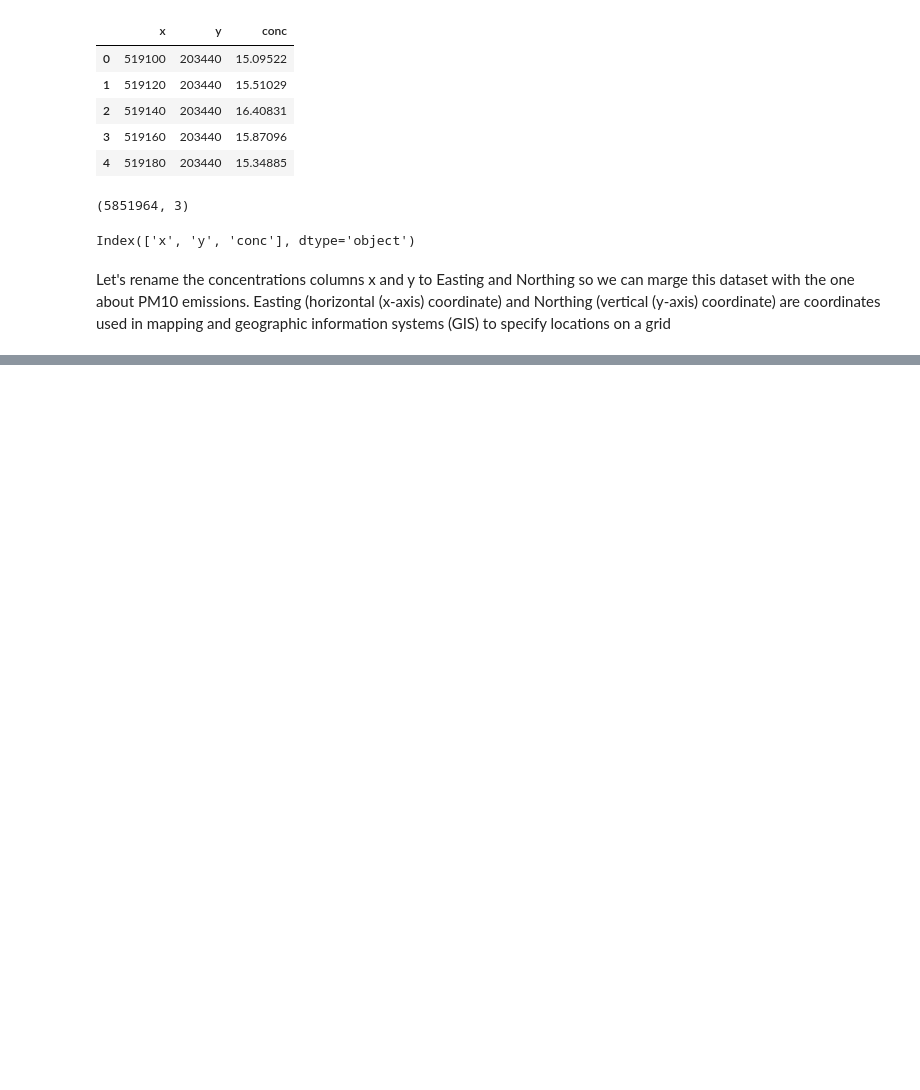
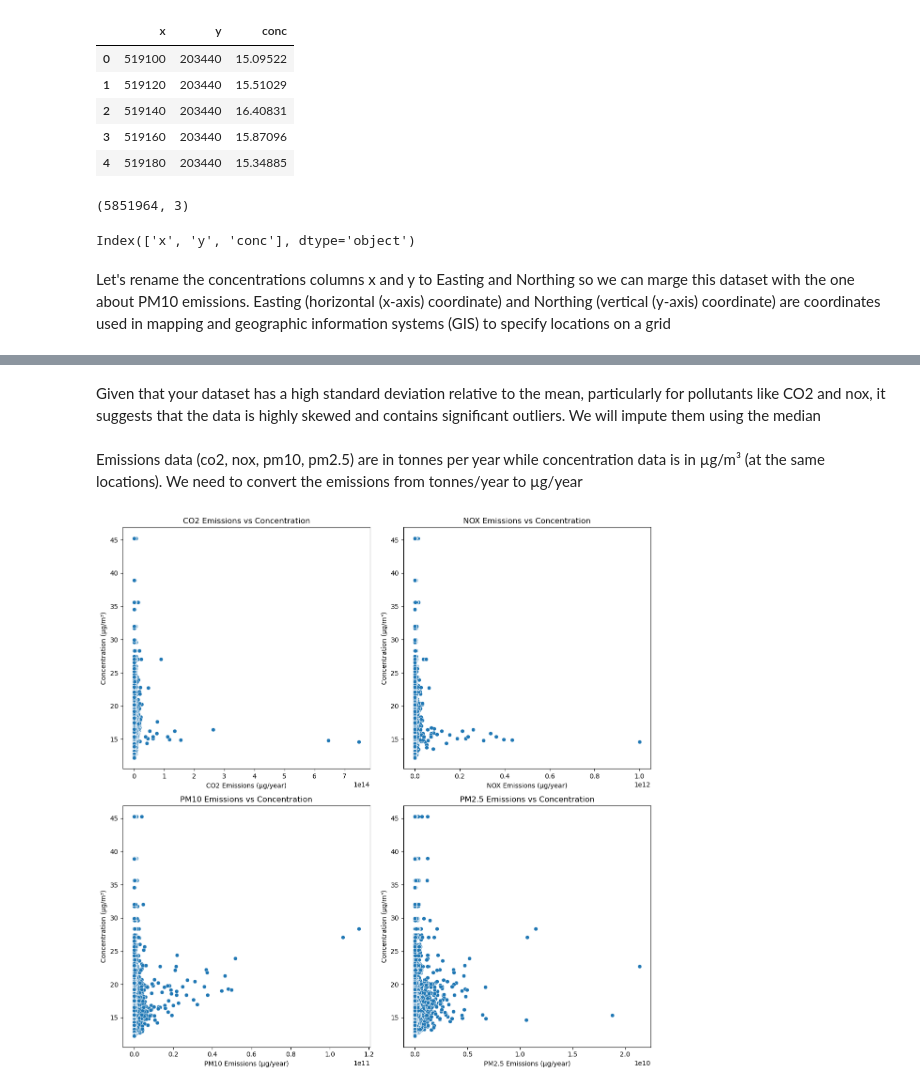
Before and after one commit to stefanopalu/MLendofmod_assignment, a Jupyter notebook: 2019LAEI.ipynb, the cells around one changed output, grey strips where cells are left out. Cells and saved outputs as stored; diff of their text form; code cells hidden in the pictures; blank space fills up the shorter version.

```diff
--- a/2019LAEI.ipynb
+++ b/2019LAEI.ipynb
@@ -301,11 +365,0 @@ plt.show()
-# %%
-PM10_merged_df['log_pm10'] = np.log1p(PM10_merged_df['pm10'])  # log(1 + x) to avoid log(0) issues
-PM10_merged_df['log_conc'] = np.log1p(PM10_merged_df['conc'])
-
-# Scatter plot after log transformation
-plt.figure(figsize=(10, 6))
-sns.scatterplot(x='log_pm10', y='log_conc', data=PM10_merged_df)
-plt.title('Log-Transformed PM10 Emissions vs PM10 Concentrations')
-plt.xlabel('Log of PM10 Emissions')
-plt.ylabel('Log of PM10 Concentration')
-plt.show()
@@ -319,0 +400,30 @@ merged_df['TOID'].duplicated().sum()
+# %%
+PM10_merged_df['pm10'] = PM10_merged_df['pm10'].fillna(method='ffill')
+PM10_merged_df['pm2.5'] = PM10_merged_df['pm2.5'].fillna(method='ffill')
+# %% [markdown]
+Given that your dataset has a high standard deviation relative to the mean, particularly for pollutants like CO2 and nox, it suggests that the data is highly skewed and contains significant outliers. We will impute them using the median
+# %%
+PM10_merged_df['co2'] = PM10_merged_df['co2'].fillna(PM10_merged_df['co2'].median())
+PM10_merged_df['nox'] = PM10_merged_df['nox'].fillna(PM10_merged_df['nox'].median())
+# %% [markdown]
+Emissions data (co2, nox, pm10, pm2.5) are in tonnes per year while concentration data is in µg/m³ (at the same locations). We need to convert the emissions from tonnes/year to µg/year
+# %%
+PM10_merged_df[['co2', 'nox', 'pm10', 'pm2.5']] = PM10_merged_df[['co2', 'nox', 'pm10', 'pm2.5']] * 1_000_000_000
+# %%
+pollutants = ['co2', 'nox', 'pm10', 'pm2.5']
+concentration = 'conc'
+
+fig, axes = plt.subplots(2, 2, figsize=(12, 12))
+
+# Iterate through pollutants to create scatter plots
+for i, pollutant in enumerate(pollutants):
+    ax = axes[i//2, i%2]
+    sns.scatterplot(data=PM10_merged_df, x=pollutant, y=concentration, ax=ax)
+    ax.set_title(f'{pollutant.upper()} Emissions vs Concentration')
+    ax.set_xlabel(f'{pollutant.upper()} Emissions (µg/year)')
+    ax.set_ylabel('Concentration (µg/m³)')
+
+plt.tight_layout()
+plt.show()
+# %% [output]
+[figure, added]
```
Also changed, not shown: parts of 63 cells of this notebook, 1 other file.
